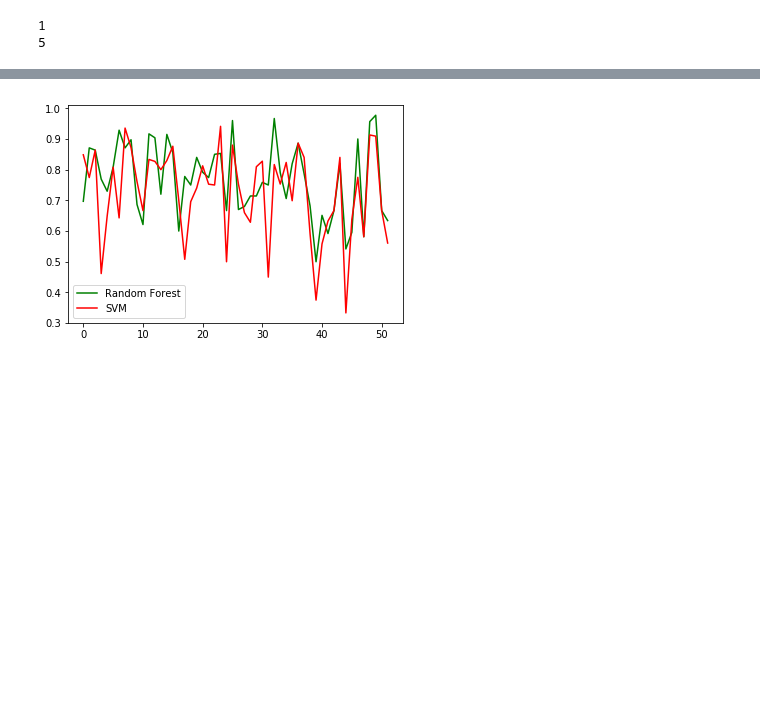
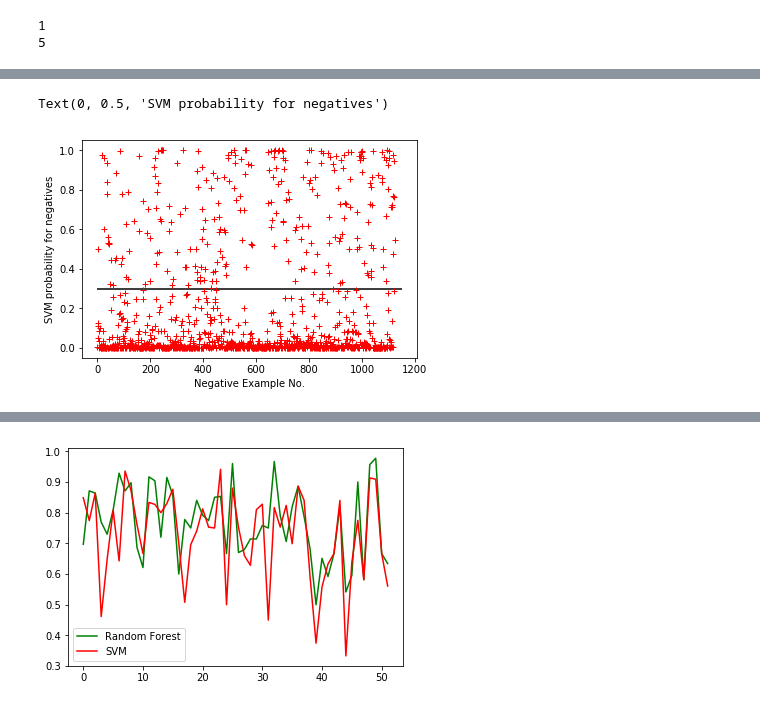
Before and after one commit to kitsiosk/thesis-attention, a Jupyter notebook: leave_one_out.ipynb, the cells around one changed output, grey strips where cells are left out. Saved outputs shown, nothing was run; the diff lists cells and outputs as text; code cells hidden in the pictures; blank space fills up the shorter version.

```diff
--- a/leave_one_out.ipynb
+++ b/leave_one_out.ipynb
@@ -513,0 +518,9 @@ for i in low_score_subjects_svm:
+# %%
+plt.figure(4)
+plt.plot(negative_probs_svm, 'r+')
+plt.hlines(0.3, 0, 1150)
+plt.xlabel('Negative Example No.')
+plt.ylabel('SVM probability for negatives')
+# %% [output]
+Text(0, 0.5, 'SVM probability for negatives')
+[figure, added]
```
Also changed, not shown: parts of 13 cells of this notebook, 10 other files.
